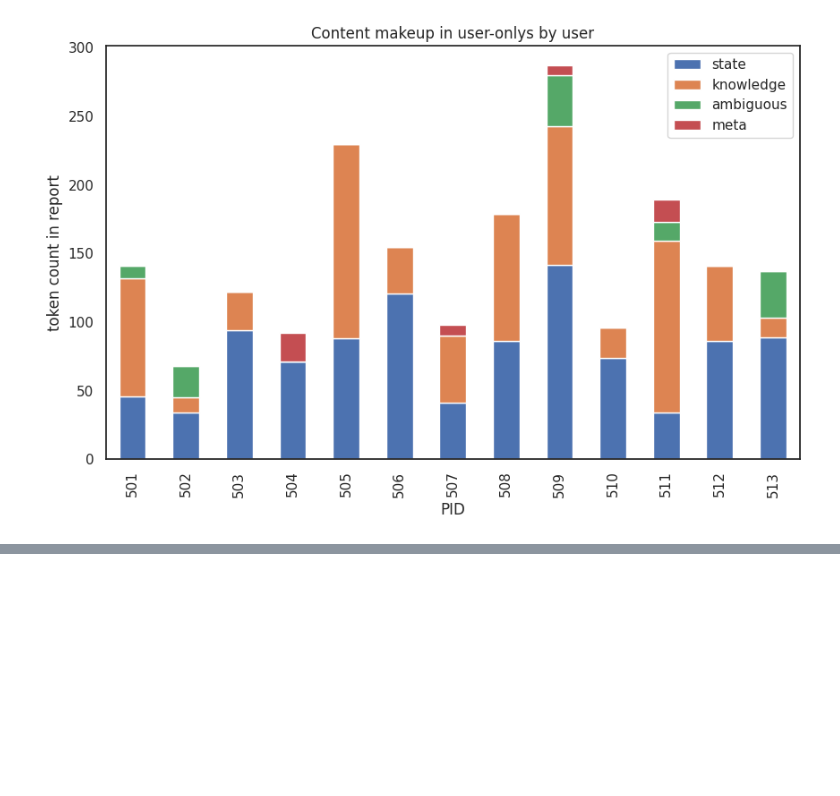
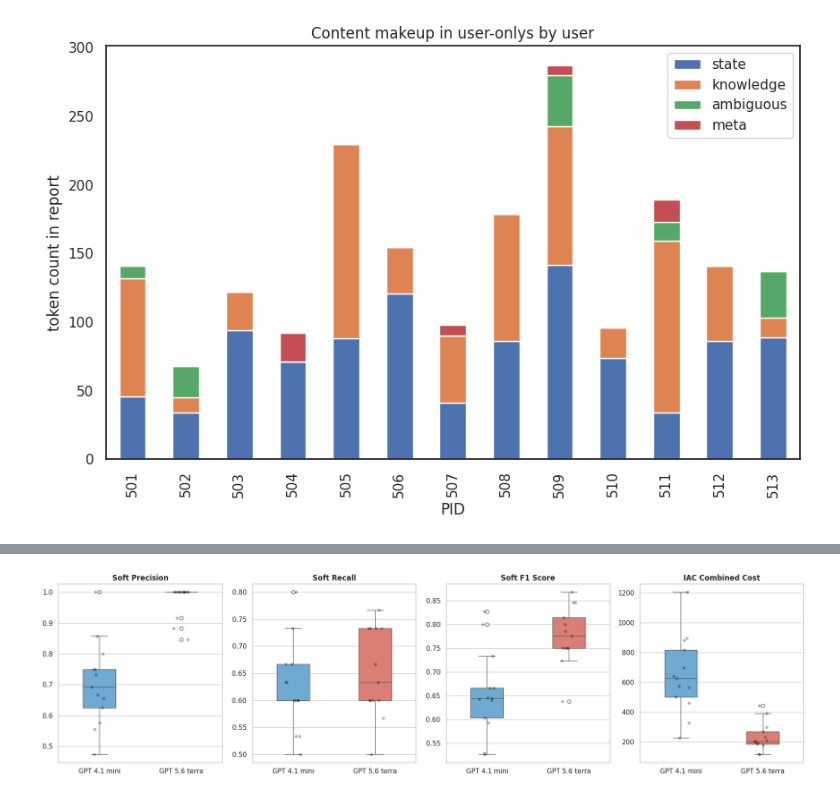
Before and after one commit to cairo-robotics/verbal_task_handover, a Jupyter notebook: analysis/statistical_analysis.ipynb, the cells around one changed output, grey strips where cells are left out. Saved outputs shown, nothing was run; the diff lists cells and outputs as text; code cells hidden in the pictures; blank space fills up the shorter version.

```diff
--- a/analysis/statistical_analysis.ipynb
+++ b/analysis/statistical_analysis.ipynb
@@ -753,0 +738,80 @@ notes from meeting with brad
+# %%
+# Extract end2end for both models
+df_g4 = df_all[(df_all["model"] == "gpt4-1-mini") & (df_all["condition"] == "end2end")].set_index("participant_id")
+df_g5 = df_all[(df_all["model"] == "gpt5-6-terra") & (df_all["condition"] == "end2end")].set_index("participant_id")
+
+common_pids = df_g4.index.intersection(df_g5.index)
+df_g4 = df_g4.loc[common_pids]
+df_g5 = df_g5.loc[common_pids]
+
+comparison_data = []
+metrics = ["soft_precision", "soft_recall", "soft_f1", "iac_combined_cost", "omission_share_pct", "misinformation_share_pct"]
+metric_names = {
+    "soft_precision": "Soft Precision",
+    "soft_recall": "Soft Recall",
+    "soft_f1": "Soft F1 Score",
+    "iac_combined_cost": "IAC Combined Cost",
+    "omission_share_pct": "Omission Cost Share (%)",
+    "misinformation_share_pct": "Misinformation Cost Share (%)"
+}
+
+for m in metrics:
+    stat, p = stats.wilcoxon(df_g4[m], df_g5[m])
+
+    # Format percent vs decimal metrics
+    is_pct = "%" in metric_names[m]
+    g4_mean = f"{df_g4[m].mean():.1f}%" if is_pct else f"{df_g4[m].mean():.3f}"
+    g4_med = f"{df_g4[m].median():.1f}%" if is_pct else f"{df_g4[m].median():.3f}"
+    g5_mean = f"{df_g5[m].mean():.1f}%" if is_pct else f"{df_g5[m].mean():.3f}"
+    g5_med = f"{df_g5[m].median():.1f}%" if is_pct else f"{df_g5[m].median():.3f}"
+
+    comparison_data.append({
+        "Metric": metric_names[m],
+        "GPT-4.1-Mini (Mean)": g4_mean,
+        "GPT-4.1-Mini (Median)": g4_med,
+        "GPT-5.6-Terra (Mean)": g5_mean,
+        "GPT-5.6-Terra (Median)": g5_med,
+        "Wilcoxon W": stat,
+        "p-value": f"{p:.4f}" if p >= 0.0001 else "< 0.0001"
+    })
+
+df_comparison = pd.DataFrame(comparison_data)
+print("Paired Comparison: GPT-4.1-Mini vs. GPT-5.6-Terra (End-to-End Ablation)")
+display(df_comparison)
+
+# Plotting the comparisons side-by-side
+fig, axes = plt.subplots(1, 4, figsize=(18, 5))
+plot_metrics = ["soft_precision", "soft_recall", "soft_f1", "iac_combined_cost"]
+titles = ["Soft Precision", "Soft Recall", "Soft F1 Score", "IAC Combined Cost"]
+
+# Melt ablation data for seaborn boxplot plotting
+df_ablation = df_all[df_all["condition"] == "end2end"].copy()
+df_ablation["Model"] = df_ablation["model"].map({"gpt4-1-mini": "GPT 4.1 mini", "gpt5-6-terra": "GPT 5.6 terra"})
+
+for i, m in enumerate(plot_metrics):
+    sns.boxplot(
+        data=df_ablation,
+        x="Model",
+        y=m,
+        hue="Model",
+        ax=axes[i],
+        palette={"GPT 4.1 mini": "#5DADE2", "GPT 5.6 terra": "#EC7063"},
+        width=0.4,
+        legend=False
+    )
+    sns.stripplot(
+        data=df_ablation,
+        x="Model",
+        y=m,
+        ax=axes[i],
+        color="black",
+        alpha=0.3,
+        jitter=0.1
+    )
+    axes[i].set_title(titles[i], fontsize=12, fontweight="bold")
+    axes[i].set_xlabel("")
+    axes[i].set_ylabel("")
+
+plt.tight_layout()
+plt.show()
+# %% [output]
@@ -753,0 +826 @@ notes from meeting with brad
+[figure, added]
```
Also changed, not shown: parts of 57 cells of this notebook.
